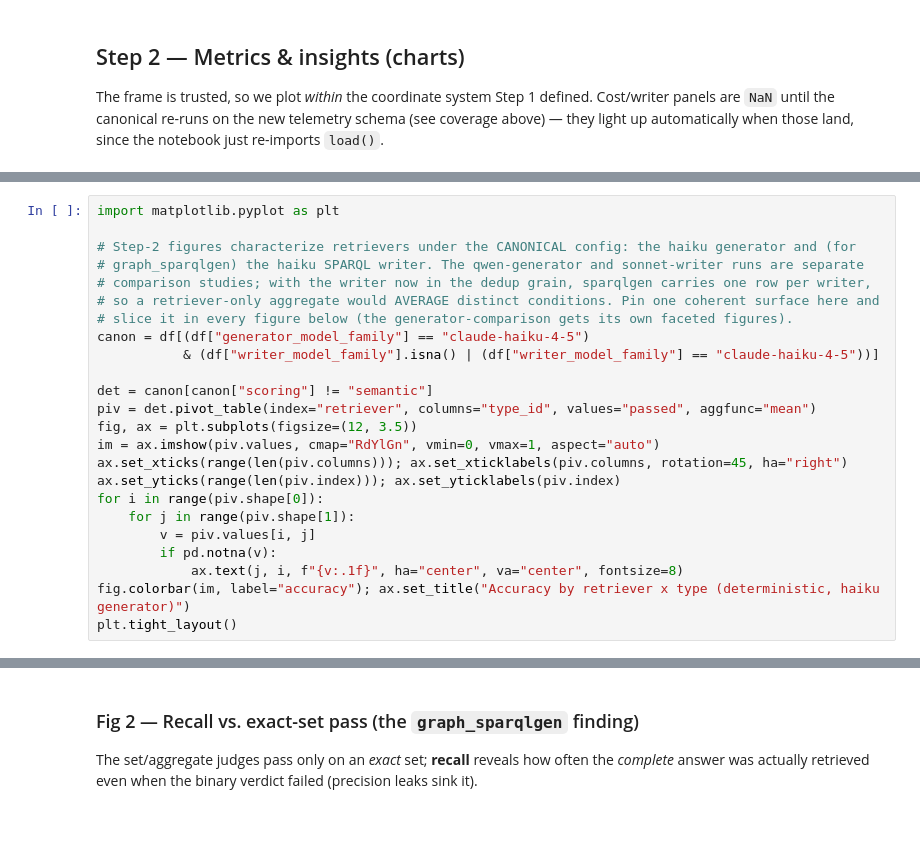
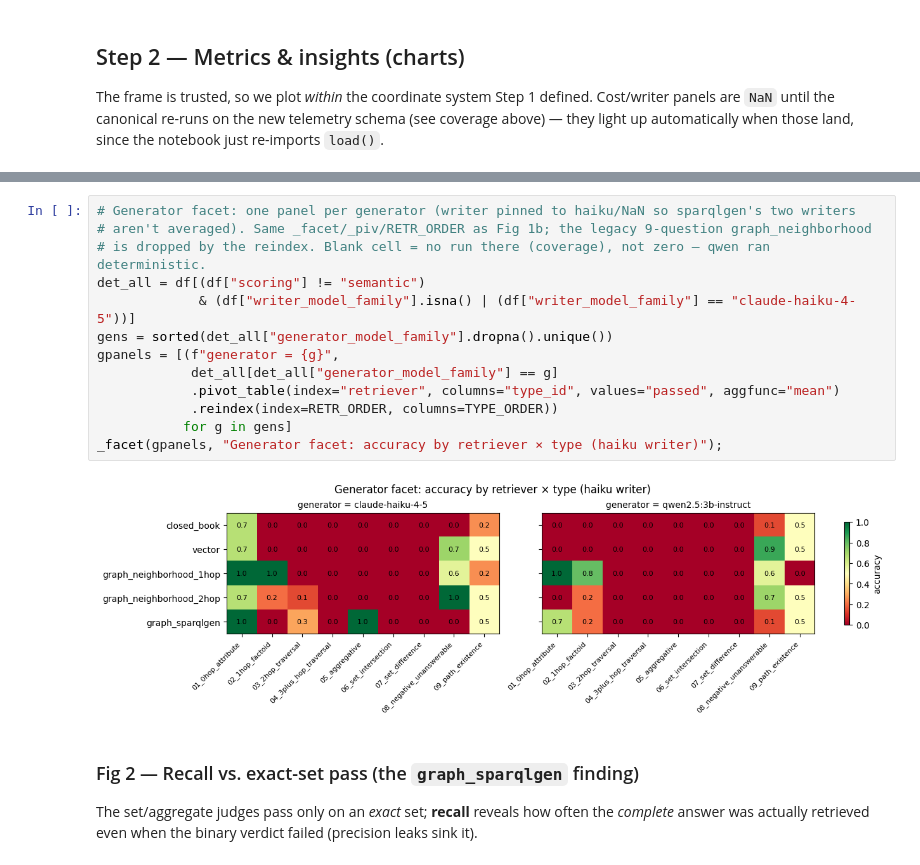
Before and after one commit to joseph-higaki/biomedical-rag-bench, a Jupyter notebook: eval/analysis/explore.ipynb, the cells around one changed output, grey strips where cells are left out. Cells and saved outputs as stored; diff of their text form; blank space fills up the shorter version.

```diff
--- a/eval/analysis/explore.ipynb
+++ b/eval/analysis/explore.ipynb
@@ -246,24 +245,0 @@ The spine of the whole analysis: the crossover (H1), the structural-type wall, t
-# %%
-import matplotlib.pyplot as plt
-
-# Step-2 figures characterize retrievers under the CANONICAL config: the haiku generator and (for
-# graph_sparqlgen) the haiku SPARQL writer. The qwen-generator and sonnet-writer runs are separate
-# comparison studies; with the writer now in the dedup grain, sparqlgen carries one row per writer,
-# so a retriever-only aggregate would AVERAGE distinct conditions. Pin one coherent surface here and
-# slice it in every figure below (the generator-comparison gets its own faceted figures).
-canon = df[(df["generator_model_family"] == "claude-haiku-4-5")
-           & (df["writer_model_family"].isna() | (df["writer_model_family"] == "claude-haiku-4-5"))]
-
-det = canon[canon["scoring"] != "semantic"]
-piv = det.pivot_table(index="retriever", columns="type_id", values="passed", aggfunc="mean")
-fig, ax = plt.subplots(figsize=(12, 3.5))
-im = ax.imshow(piv.values, cmap="RdYlGn", vmin=0, vmax=1, aspect="auto")
-ax.set_xticks(range(len(piv.columns))); ax.set_xticklabels(piv.columns, rotation=45, ha="right")
-ax.set_yticks(range(len(piv.index))); ax.set_yticklabels(piv.index)
-for i in range(piv.shape[0]):
-    for j in range(piv.shape[1]):
-        v = piv.values[i, j]
-        if pd.notna(v):
-            ax.text(j, i, f"{v:.1f}", ha="center", va="center", fontsize=8)
-fig.colorbar(im, label="accuracy"); ax.set_title("Accuracy by retriever x type (deterministic, haiku generator)")
-plt.tight_layout()
@@ -272,3 +319,18 @@ plt.tight_layout()
+# %%
+# Generator facet: one panel per generator (writer pinned to haiku/NaN so sparqlgen's two writers
+# aren't averaged). Same _facet/_piv/RETR_ORDER as Fig 1b; the legacy 9-question graph_neighborhood
+# is dropped by the reindex. Blank cell = no run there (coverage), not zero — qwen ran deterministic.
+det_all = df[(df["scoring"] != "semantic")
+             & (df["writer_model_family"].isna() | (df["writer_model_family"] == "claude-haiku-4-5"))]
+gens = sorted(det_all["generator_model_family"].dropna().unique())
+gpanels = [(f"generator = {g}",
+            det_all[det_all["generator_model_family"] == g]
+            .pivot_table(index="retriever", columns="type_id", values="passed", aggfunc="mean")
+            .reindex(index=RETR_ORDER, columns=TYPE_ORDER))
+           for g in gens]
+_facet(gpanels, "Generator facet: accuracy by retriever × type (haiku writer)");
+# %% [output]
+[figure, added]
 # %% [markdown]
 ### Fig 2 — Recall vs. exact-set pass (the `graph_sparqlgen` finding)
 
```
Also changed, not shown: parts of 16 cells of this notebook.
